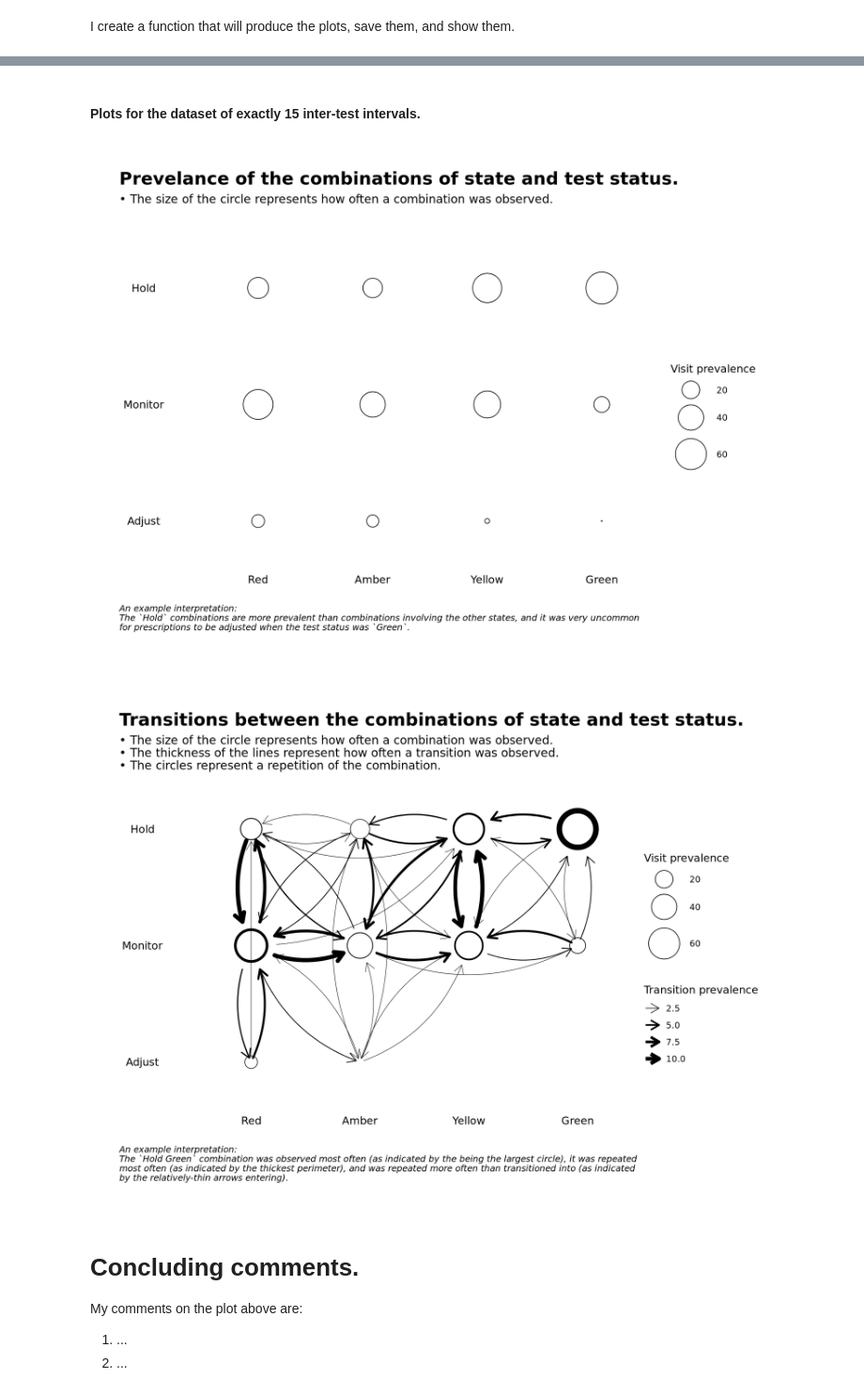
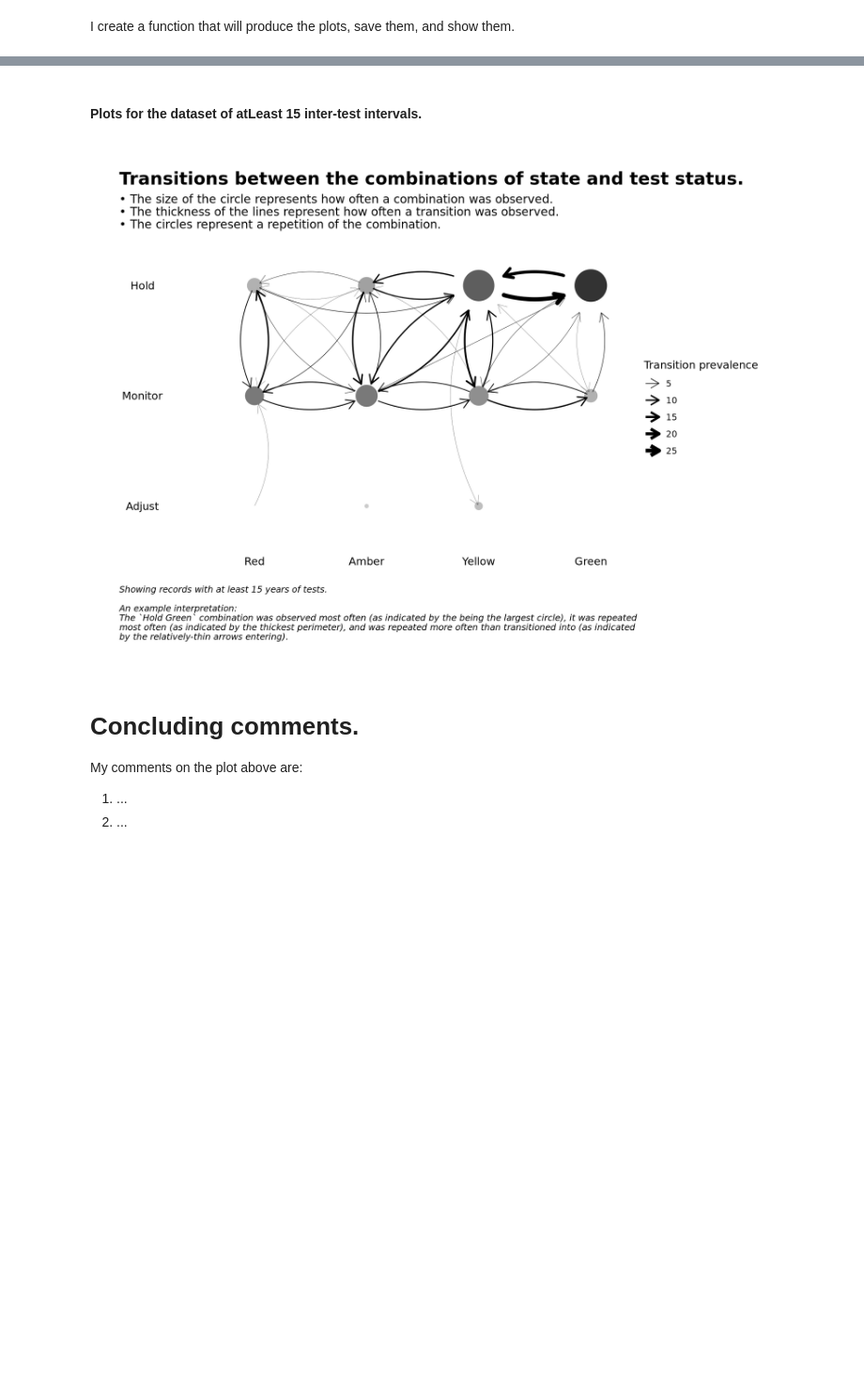
Before and after one commit to ConnectedBradford/c-mcinerney-workspace, a Jupyter notebook: RESHAPE/Glasziou_study_0yearsSinceDiagnosis_transitions_plot.ipynb, the cells around one changed output, grey strips where cells are left out. Shown at 94% size. Cells and saved outputs as stored; diff of their text form; code cells hidden in the pictures; blank space fills up the shorter version.

```diff
--- a/RESHAPE/Glasziou_study_0yearsSinceDiagnosis_transitions_plot.ipynb
+++ b/RESHAPE/Glasziou_study_0yearsSinceDiagnosis_transitions_plot.ipynb
@@ -677,27 +687,27 @@ fnc__plot_transition_matrices(
 # %% [markdown]
-#### Plots for the dataset of exactly 15 inter-test intervals.
+#### Plots for the dataset of atLeast 15 inter-test intervals.
-# %%
-fnc__plot_transition_matrices(
-    plot_data = transitions__exactly_15
-    ,save.name = paste0( followup_delay_in_years, "yearsSinceDiagnosis_exactly_15" )
-    ,caption.axes.plot = ""
-    ,caption.visits.plot =
-        paste0(
-            "An example interpretation:\n"
-            ,"The `Hold` combinations are more prevalent than combinations involving the other states, and it was very uncommon\n"
-            ,"for prescriptions to be adjusted when the test status was `Green`.\n"
-        )
-    ,caption.transitions.plot =
-        paste0(
-            "An example interpretation:\n"
-            ,"The `Hold Green` combination was observed most often (as indicated by the being the largest circle), it was repeated\n"
-            ,"most often (as indicated by the thickest perimeter), and was repeated more often than transitioned into (as indicated\n"
-            ,"by the relatively-thin arrows entering)."
-        )
-)
-# %% [output]
-[figure, removed]
-[figure, removed]
+# %%
+fnc__plot_transition_matrices(
+    plot_data = transitions__atLeast_15
+    ,save.name = paste0( followup_delay_in_years, "yearsSinceDiagnosis_atLeast_15" )
+    ,caption.axes.plot = ""
+    ,caption.visits.plot =
+        paste0(
+            "An example interpretation:\n"
+            ,"The `Hold` combinations are more prevalent than combinations involving the other states, and it was very uncommon\n"
+            ,"for prescriptions to be adjusted when the test status was `Green`.\n"
+        )
+    ,caption.transitions.plot =
+        paste0(
+            "Showing records with at least 15 years of tests.\n\n"
+            ,"An example interpretation:\n"
+            ,"The `Hold Green` combination was observed most often (as indicated by the being the largest circle), it was repeated\n"
+            ,"most often (as indicated by the thickest perimeter), and was repeated more often than transitioned into (as indicated\n"
+            ,"by the relatively-thin arrows entering)."
+        )
+)
+# %% [output]
+[figure, added]
 # %% [markdown]
 # Concluding comments.
 
```
Also changed, not shown: parts of 17 cells of this notebook, 1 other file.
